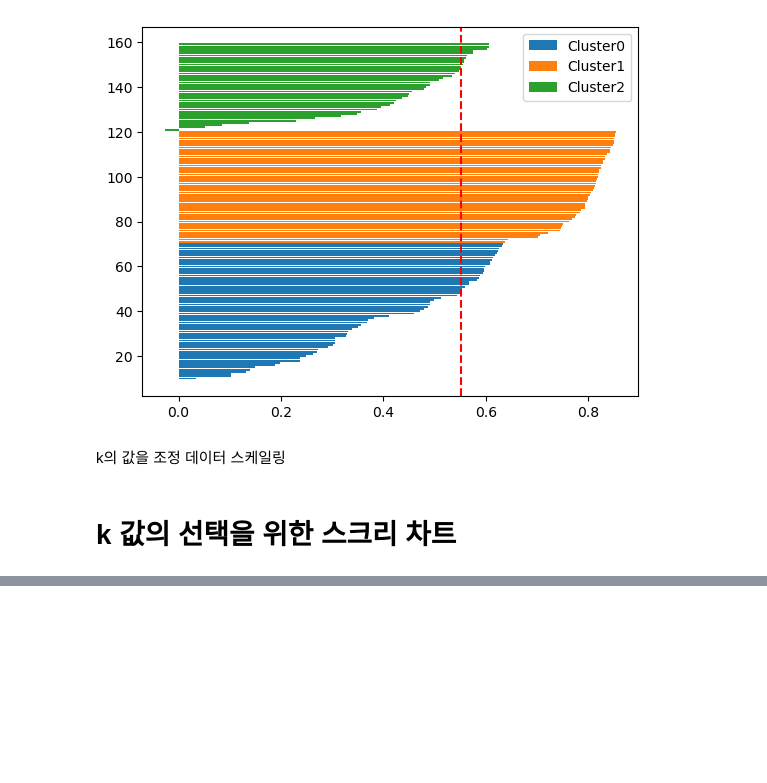
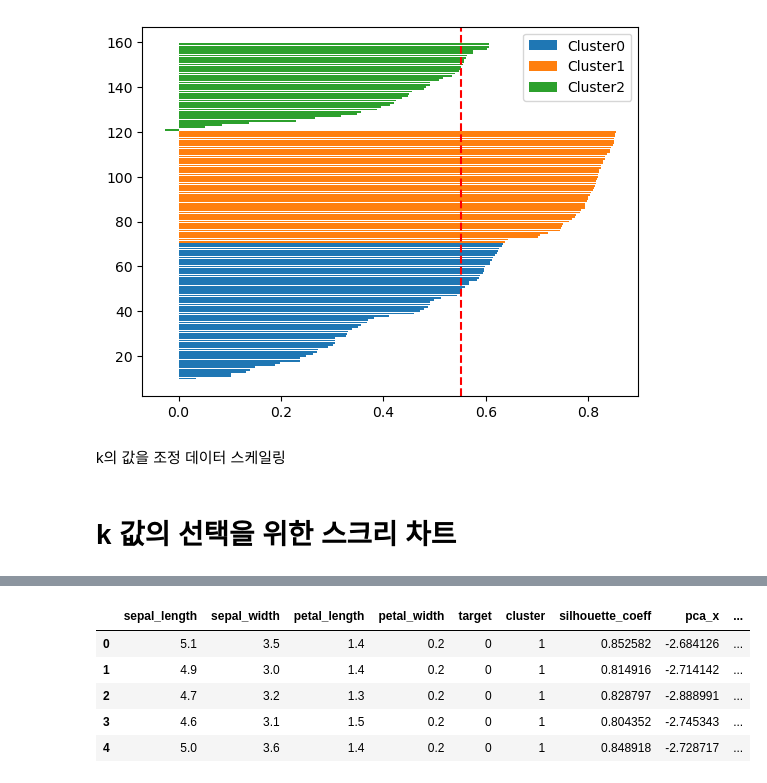
Before and after one commit to jjuuu999/hipython, a Jupyter notebook: ml/8_KMeans.ipynb, the cells around one changed output, grey strips where cells are left out. Saved outputs shown, nothing was run; the diff lists cells and outputs as text; code cells hidden in the pictures; blank space fills up the shorter version.

```diff
--- a/ml/8_KMeans.ipynb
+++ b/ml/8_KMeans.ipynb
@@ -136,0 +140,11 @@ sse_values
+# %%
+iris_df['pca_x'] = X_pca[:,0]
+iris_df['pca_y'] = X_pca[:,1]
+iris_df.head()
+# %% [output]
+|  | sepal_length | sepal_width | petal_length | petal_width | target | cluster | silhouette_coeff | pca_x | ... |
+| 0 | 5.1 | 3.5 | 1.4 | 0.2 | 0 | 1 | 0.852582 | -2.684126 | ... |
+| 1 | 4.9 | 3.0 | 1.4 | 0.2 | 0 | 1 | 0.814916 | -2.714142 | ... |
+| 2 | 4.7 | 3.2 | 1.3 | 0.2 | 0 | 1 | 0.828797 | -2.888991 | ... |
+| 3 | 4.6 | 3.1 | 1.5 | 0.2 | 0 | 1 | 0.804352 | -2.745343 | ... |
+| 4 | 5.0 | 3.6 | 1.4 | 0.2 | 0 | 1 | 0.848918 | -2.728717 | ... |
```
Also changed, not shown: parts of 5 cells of this notebook.
